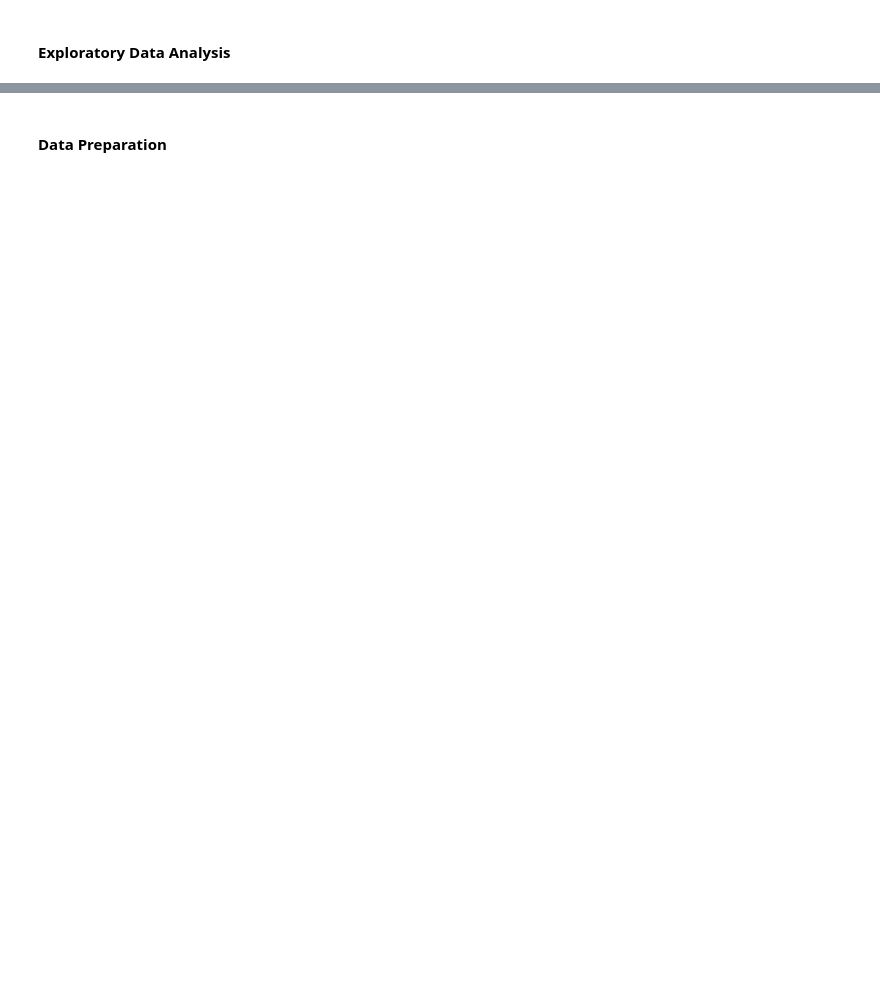
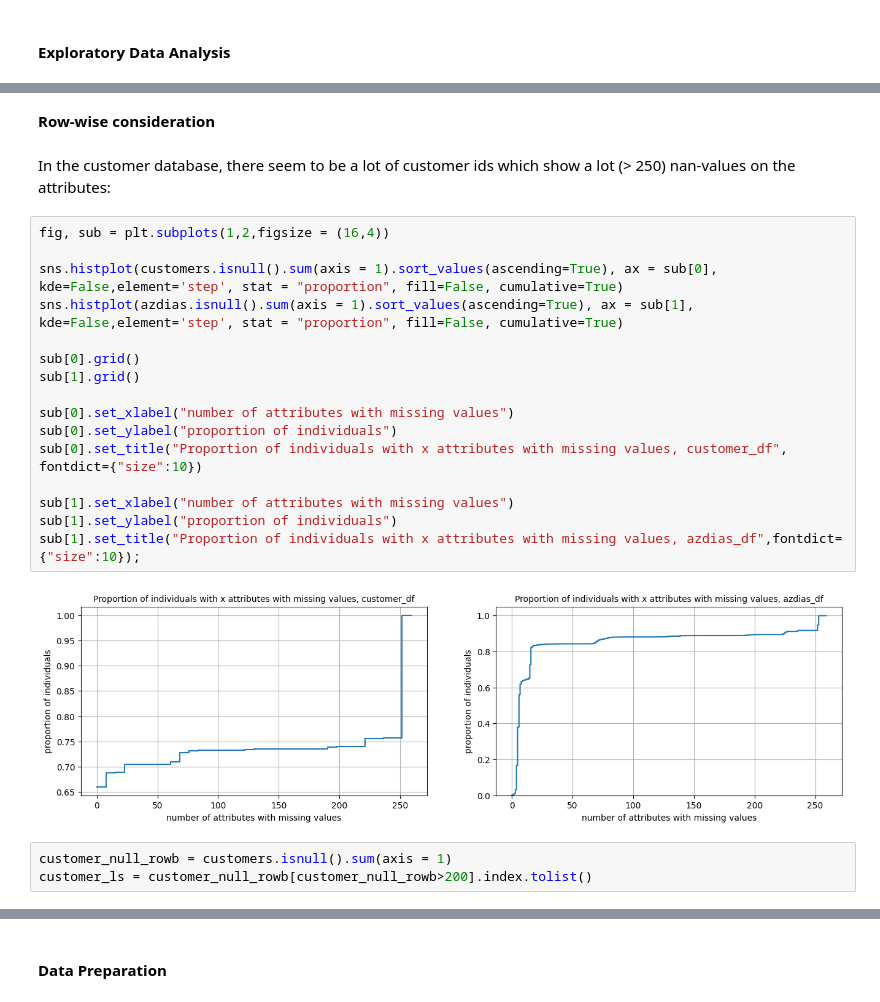
Before and after one commit to RobinWesselmann/Udacity_DataScientist_Class, a Jupyter notebook: 07_Project_Capstone_Arvato-Bertelsmann/Customer_Segmentation/customer_segmentation.ipynb, the cells around one changed output, grey strips where cells are left out. Saved outputs shown, nothing was run; the diff lists cells and outputs as text; blank space fills up the shorter version.

```diff
--- a/07_Project_Capstone_Arvato-Bertelsmann/Customer_Segmentation/customer_segmentation.ipynb
+++ b/07_Project_Capstone_Arvato-Bertelsmann/Customer_Segmentation/customer_segmentation.ipynb
@@ -113,0 +348,25 @@ azdias.columns.tolist()
+# %% [markdown]
+**Row-wise consideration**
+# %% [markdown]
+In the customer database, there seem to be a lot of customer ids which show a lot (> 250) nan-values on the attributes:
+# %%
+fig, sub = plt.subplots(1,2,figsize = (16,4))
+
+sns.histplot(customers.isnull().sum(axis = 1).sort_values(ascending=True), ax = sub[0], kde=False,element='step', stat = "proportion", fill=False, cumulative=True)
+sns.histplot(azdias.isnull().sum(axis = 1).sort_values(ascending=True), ax = sub[1], kde=False,element='step', stat = "proportion", fill=False, cumulative=True)
+
+sub[0].grid()
+sub[1].grid()
+
+sub[0].set_xlabel("number of attributes with missing values")
+sub[0].set_ylabel("proportion of individuals")
+sub[0].set_title("Proportion of individuals with x attributes with missing values, customer_df", fontdict={"size":10})
+
+sub[1].set_xlabel("number of attributes with missing values")
+sub[1].set_ylabel("proportion of individuals")
+sub[1].set_title("Proportion of individuals with x attributes with missing values, azdias_df",fontdict={"size":10});
+# %% [output]
+[figure, added]
+# %%
+customer_null_rowb = customers.isnull().sum(axis = 1)
+customer_ls = customer_null_rowb[customer_null_rowb>200].index.tolist()
```
Also changed, not shown: parts of 30 cells of this notebook, 8 other files.
